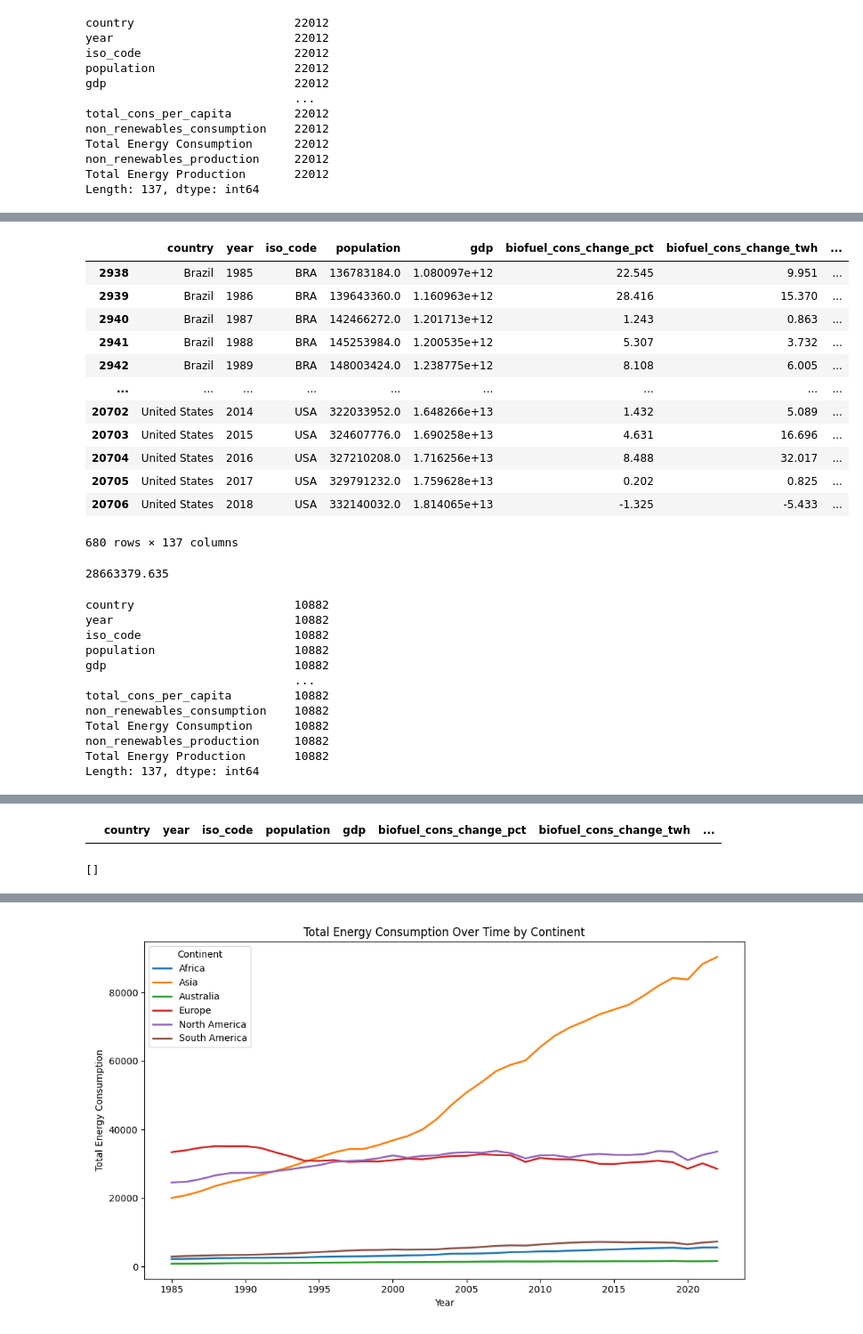
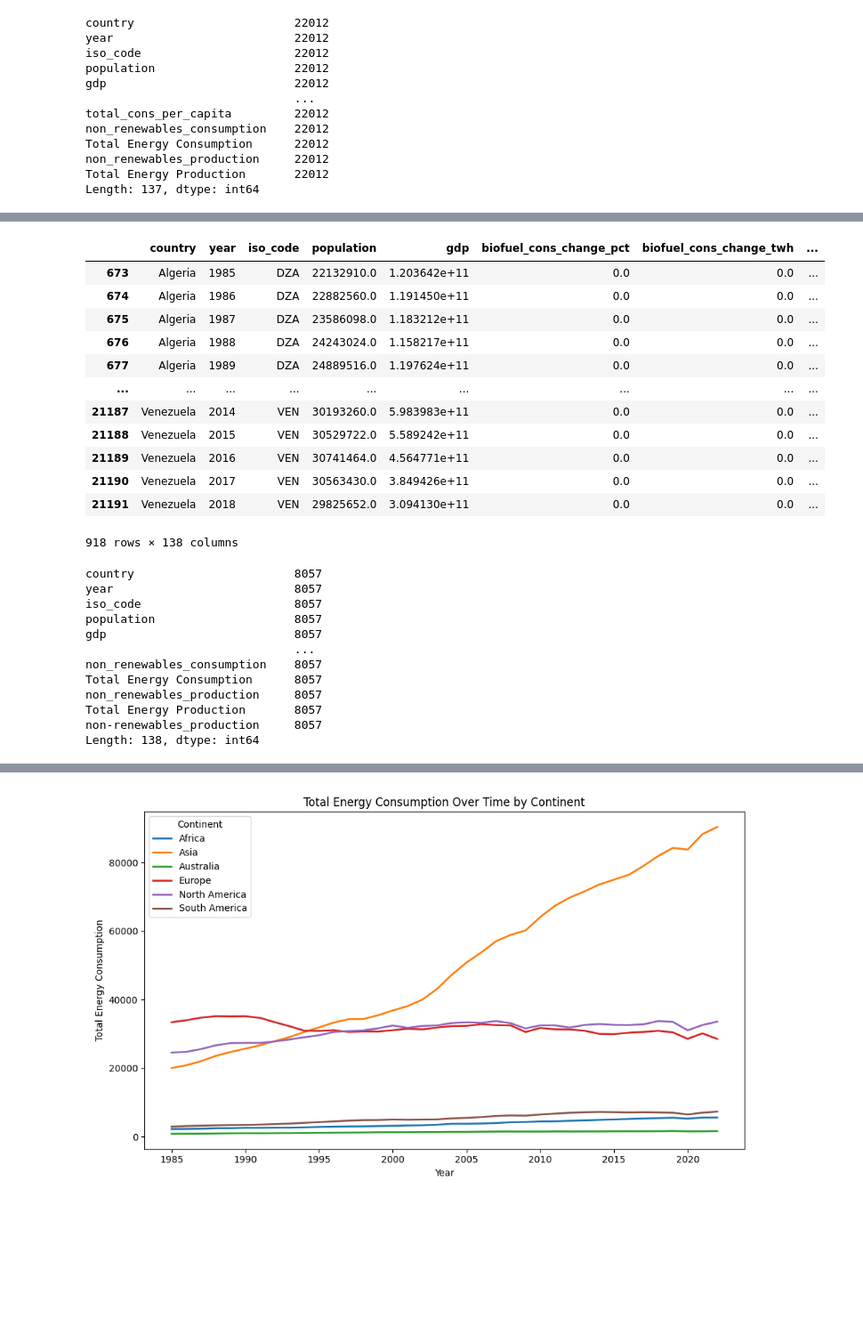
Before and after one commit to skythelimitdt/data_analytics_proj1, a Jupyter notebook: world_energy_consumption.ipynb, the cells around one changed output, grey strips where cells are left out. Shown at 89% size. Drawn from its saved outputs; the diff is of its cells as text; code cells hidden in the pictures; blank space fills up the shorter version.

```diff
--- a/world_energy_consumption.ipynb
+++ b/world_energy_consumption.ipynb
@@ -158,7 +158,7 @@ non_renewables_production     22012
 Total Energy Production       22012
 Length: 137, dtype: int64
 # %%
-countries_world_energy_df=world_energy_df.dropna(subset=['iso_code'])
+countries_world_energy_df = world_energy_df.loc[(world_energy_df['iso_code'] != 0) ]
 countries_world_energy_df
 # %% [output]
 |  | country | year | iso_code | population | gdp | biofuel_cons_change_pct | biofuel_cons_change_twh | ... |
@@ -177,5 +177,5 @@ countries_world_energy_df
 # %%
-filtered_countries=countries_world_energy_df.loc[(countries_world_energy_df["year"] >= 1985)]
-filtered_countries.head()
+countries_world_energy_df=countries_world_energy_df.loc[(countries_world_energy_df["year"] >= 1985)]
+countries_world_energy_df.head()
 # %% [output]
 |  | country | year | iso_code | population | gdp | biofuel_cons_change_pct | biofuel_cons_change_twh | ... |
@@ -244,51 +239,47 @@ total_consumption
 # %%
-top_country_df = filtered_countries.loc[
-    filtered_countries['country'].isin([
+top_country_df = countries_world_energy_df.loc[
+    countries_world_energy_df['country'].isin([
         'China', 'United States', 'Russia', 'India', 'Japan',
         'Canada', 'Brazil', 'France', 'South Korea', 'United Kingdom', 'Mexico', 'Spain', 'Italy',
-        'Iran', 'Ukraine', 'South Africa', 'Taiwan', 'Netherlands', 'Poland', 'Germany'
+        'Iran', 'Ukraine', 'South Africa', 'Germany', 'Saudi Arabia', 'Indonesia', 'Australia',
+        'United Arab Emirates', 'Iraq', 'Algeria', 'Kuwait', 'Venezuela', 'Norway', 'Nigeria'
     ])
 ]
 
 top_country_df=top_country_df.loc[top_country_df['year'] < 2019 ]
 
 top_country_df
 # %% [output]
 |  | country | year | iso_code | population | gdp | biofuel_cons_change_pct | biofuel_cons_change_twh | ... |
-| 2938 | Brazil | 1985 | BRA | 136783184.0 | 1.080097e+12 | 22.545 | 9.951 | ... |
-| 2939 | Brazil | 1986 | BRA | 139643360.0 | 1.160963e+12 | 28.416 | 15.370 | ... |
-| 2940 | Brazil | 1987 | BRA | 142466272.0 | 1.201713e+12 | 1.243 | 0.863 | ... |
-| 2941 | Brazil | 1988 | BRA | 145253984.0 | 1.200535e+12 | 5.307 | 3.732 | ... |
-| 2942 | Brazil | 1989 | BRA | 148003424.0 | 1.238775e+12 | 8.108 | 6.005 | ... |
+| 673 | Algeria | 1985 | DZA | 22132910.0 | 1.203642e+11 | 0.0 | 0.0 | ... |
+| 674 | Algeria | 1986 | DZA | 22882560.0 | 1.191450e+11 | 0.0 | 0.0 | ... |
+| 675 | Algeria | 1987 | DZA | 23586098.0 | 1.183212e+11 | 0.0 | 0.0 | ... |
+| 676 | Algeria | 1988 | DZA | 24243024.0 | 1.158217e+11 | 0.0 | 0.0 | ... |
+| 677 | Algeria | 1989 | DZA | 24889516.0 | 1.197624e+11 | 0.0 | 0.0 | ... |
 | ... | ... | ... | ... | ... | ... | ... | ... | ... |
-| 20702 | United States | 2014 | USA | 322033952.0 | 1.648266e+13 | 1.432 | 5.089 | ... |
-| 20703 | United States | 2015 | USA | 324607776.0 | 1.690258e+13 | 4.631 | 16.696 | ... |
-| 20704 | United States | 2016 | USA | 327210208.0 | 1.716256e+13 | 8.488 | 32.017 | ... |
-| 20705 | United States | 2017 | USA | 329791232.0 | 1.759628e+13 | 0.202 | 0.825 | ... |
-| 20706 | United States | 2018 | USA | 332140032.0 | 1.814065e+13 | -1.325 | -5.433 | ... |
+| 21187 | Venezuela | 2014 | VEN | 30193260.0 | 5.983983e+11 | 0.0 | 0.0 | ... |
+| 21188 | Venezuela | 2015 | VEN | 30529722.0 | 5.589242e+11 | 0.0 | 0.0 | ... |
+| 21189 | Venezuela | 2016 | VEN | 30741464.0 | 4.564771e+11 | 0.0 | 0.0 | ... |
+| 21190 | Venezuela | 2017 | VEN | 30563430.0 | 3.849426e+11 | 0.0 | 0.0 | ... |
+| 21191 | Venezuela | 2018 | VEN | 29825652.0 | 3.094130e+11 | 0.0 | 0.0 | ... |
-680 rows × 137 columns
+918 rows × 138 columns
-# %%
-top_countries_consumption=top_countries['Total Energy Consumption'].sum()
-top_countries_consumption
-# %% [output]
-28663379.635
 # %%
 pd.set_option("display.max_columns", None)
 count_result = filtered_countries.count()
 count_result
 # %% [output]
-country                       10882
-year                          10882
-iso_code                      10882
-population                    10882
-gdp                           10882
+country                       8057
+year                          8057
+iso_code                      8057
+population                    8057
+gdp                           8057
                               ...
-total_cons_per_capita         10882
-non_renewables_consumption    10882
-Total Energy Consumption      10882
-non_renewables_production     10882
-Total Energy Production       10882
-Length: 137, dtype: int64
+non_renewables_consumption    8057
+Total Energy Consumption      8057
+non_renewables_production     8057
+Total Energy Production       8057
+non-renewables_production     8057
+Length: 138, dtype: int64
 # %%
 # Plot energy consumption over time by Country
 consumption_plot_country = top_country_df.hvplot.line(
@@ -300,16 +291,6 @@ consumption_plot_country = top_country_df.hvplot.line(
 consumption_plot_country
 # %% [output]
 [interactive output not drawn]
-# %%
-continents_df = world_energy_df[world_energy_df["iso_code"].isna()]
-continents_df
-# %% [output]
-|  | country | year | iso_code | population | gdp | biofuel_cons_change_pct | biofuel_cons_change_twh | ... |
-# %%
-unique_continents=continents_df["country"].unique().tolist()
-unique_continents
-# %% [output]
-[]
 # %%
 six_continents = world_energy_df.loc[
     (
```
Also changed, not shown: parts of 8 cells of this notebook.
